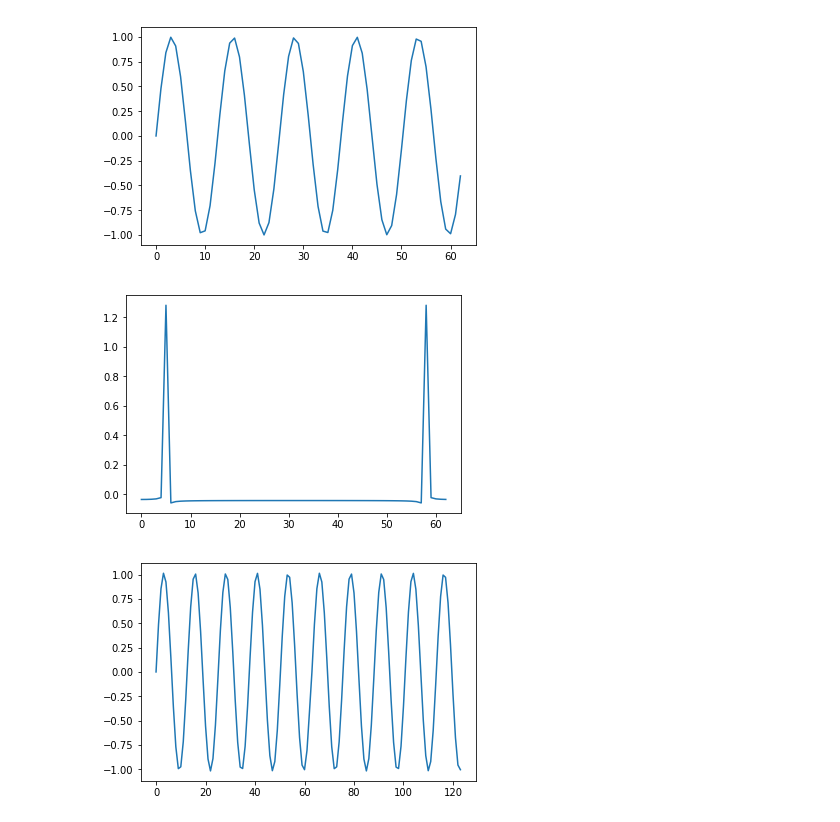
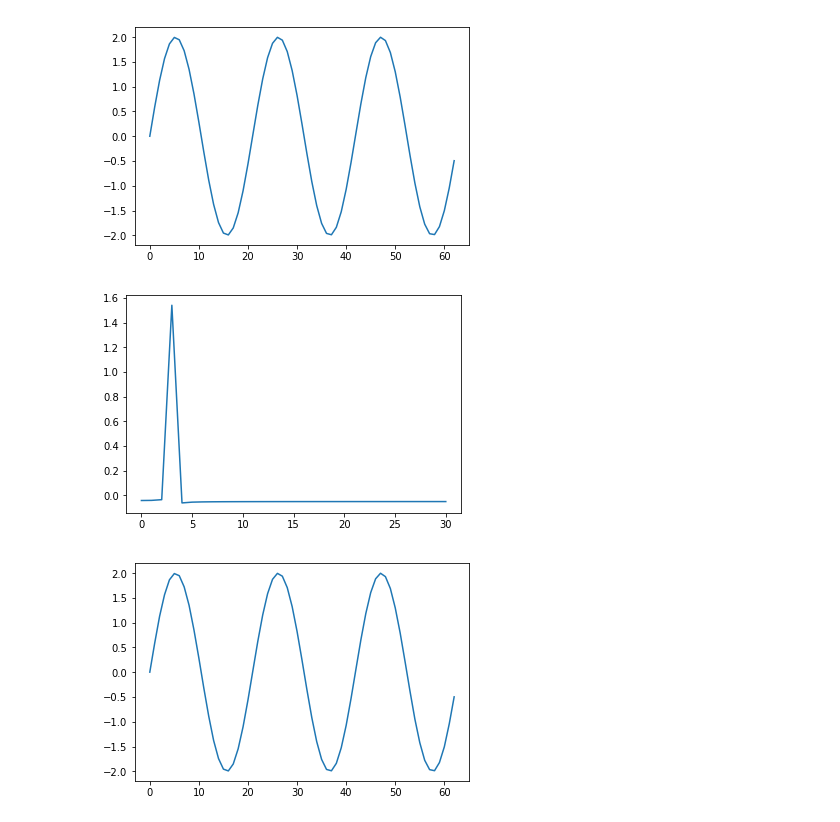
Before and after one commit to serhii-soboliev/dspbase, a Jupyter notebook: demo/dsp_1.ipynb, the cells around one changed output. Drawn from its saved outputs; the diff is of its cells as text; code cells hidden in the pictures.

```diff
--- a/demo/dsp_1.ipynb
+++ b/demo/dsp_1.ipynb
@@ -7,22 +7,22 @@ from com.sbk.dspbase.dft import dft, i_dft
 # %%
 SN = 100000
-st = np.arange(start=0, stop=SN, step=0.1)
+st = np.arange(start=0, stop=SN, step=0.03)
 N = 64
-F = 5
+F = 10
 
 t = st[0:N-1]
-x = np.sin(F*t)
+x = 2*np.sin(F*t)
 plt.plot(x)
 plt.show()
 # %% [output]
-[figure, old version]
+[figure, new version]
 # %%
 
 re_x, im_x = dft(x)
 plt.plot(re_x)
 plt.show()
 # %% [output]
-[figure, old version]
+[figure, new version]
 # %%
 from com.sbk.dspbase.dft import i_dft
 
@@ -30,4 +30,4 @@ x_restored = i_dft(re_x, im_x)
 plt.plot(x_restored)
 plt.show()
 # %% [output]
-[figure, old version]
+[figure, new version]
```
Also changed, not shown: parts of 1 cell of this notebook, 3 other files.
